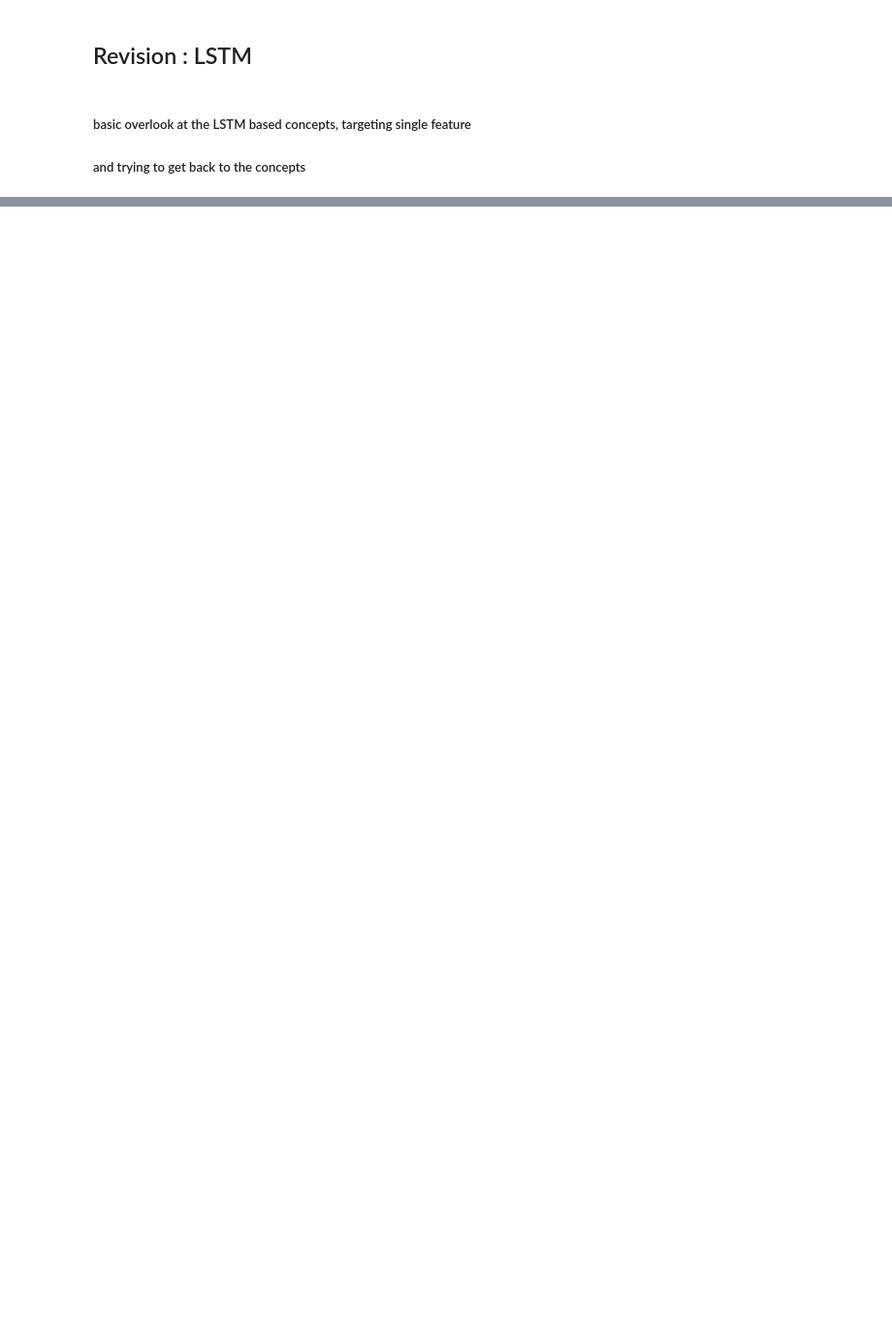
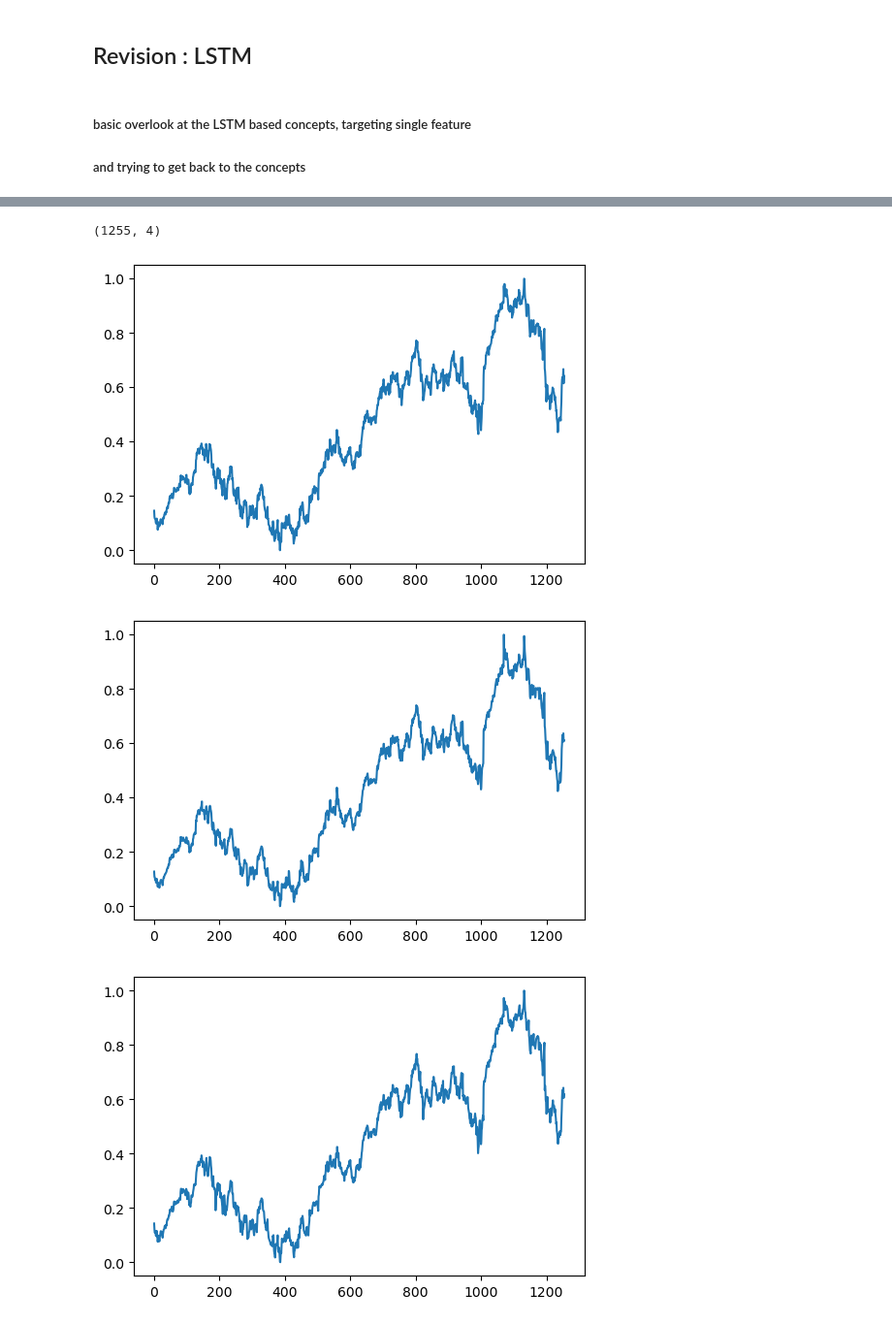
Before and after one commit to utsav87589/LSTM---Stock-price-prediction, a Jupyter notebook: test_files/v1/revision/25-04.ipynb, the cells around one changed output, grey strips where cells are left out. Shown at 97% size. Cells and saved outputs as stored; diff of their text form; code cells hidden in the pictures; blank space fills up the shorter version.

```diff
--- a/test_files/v1/revision/25-04.ipynb
+++ b/test_files/v1/revision/25-04.ipynb
@@ -31,0 +55,6 @@ df_stock_MSFT.head()
+# %%
+### applying the minmax scaler
+from sklearn.preprocessing import MinMaxScaler
+scaler = MinMaxScaler(feature_range = (0, 1))
+df_stock_MSFT = scaler.fit_transform(df_stock_MSFT)
+df_stock_MSFT
@@ -31,0 +69,14 @@ df_stock_MSFT.head()
+# %%
+### checking the shape
+df_stock_MSFT.shape
+# %% [output]
+(1255, 4)
+# %%
+### plotting the graphs again for the comparison
+for i in range(0, 4) :
+    plt.figure(figsize = (6, 4))
+    plt.plot(df_stock_MSFT[:, i])
+# %% [output]
+[figure, added]
+[figure, added]
+[figure, added]
```
Also changed, not shown: parts of 12 cells of this notebook.
